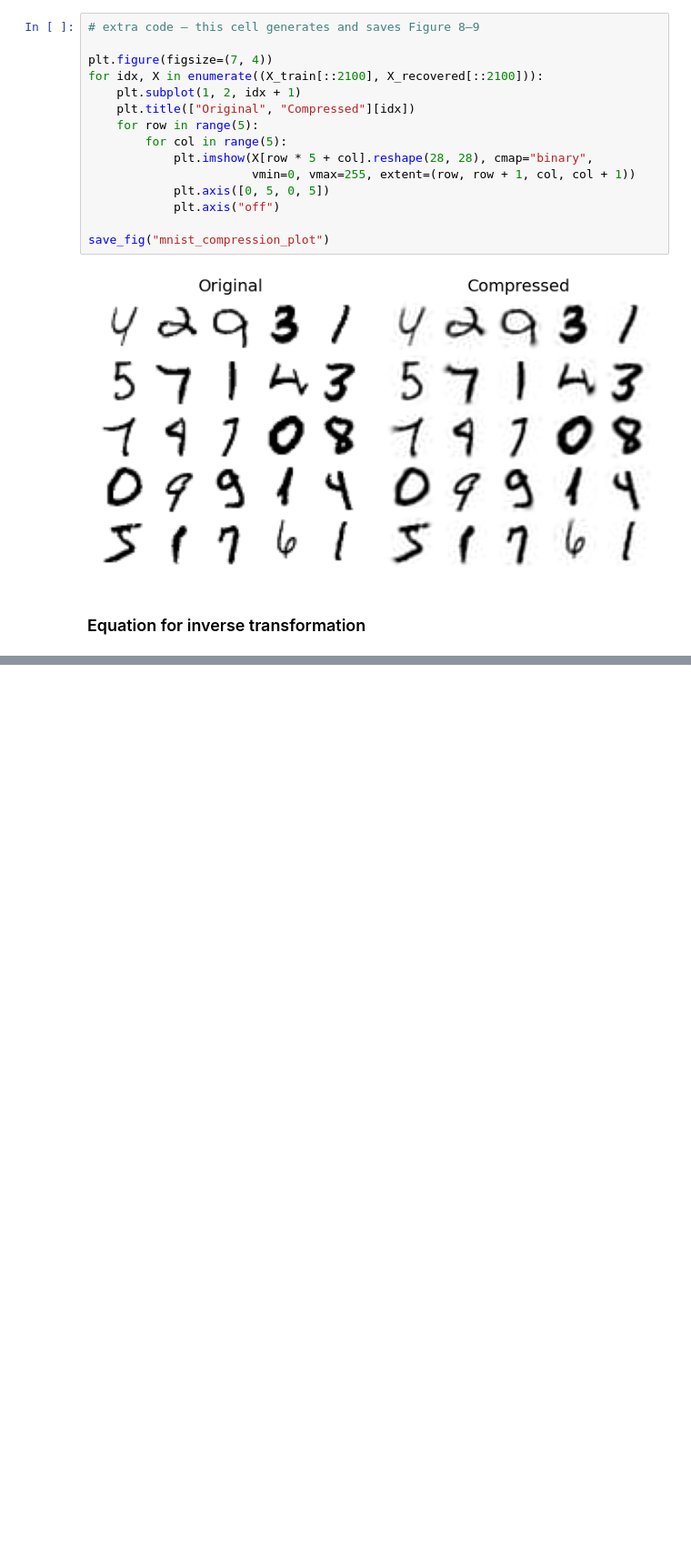
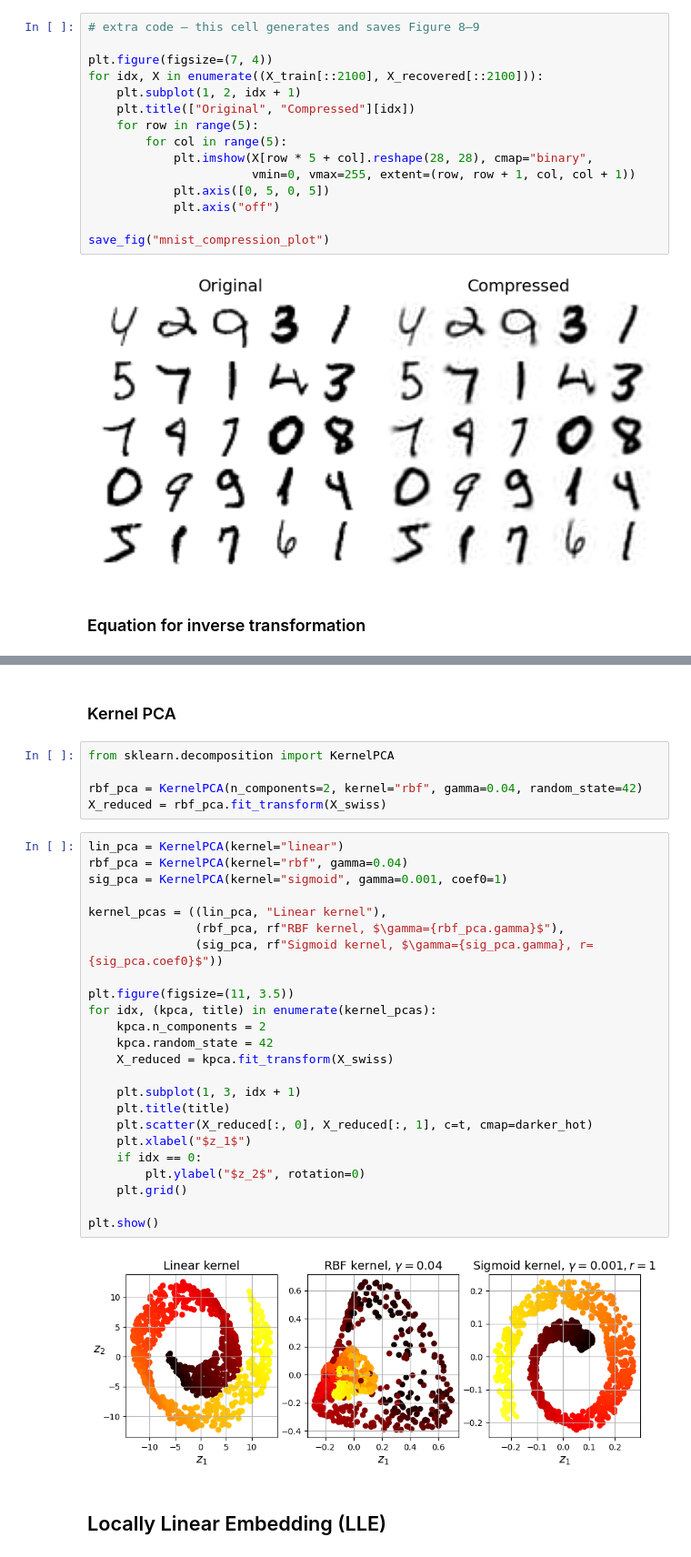
Before and after one commit to RafaeldeLimaThomaz/HandsOnMachineLearning, a Jupyter notebook: 08_dimensionality_reduction/08_dimensionality_reduction.ipynb, the cells around one changed output, grey strips where cells are left out. Shown at 91% size. Drawn from its saved outputs; the diff is of its cells as text; blank space fills up the shorter version.

```diff
--- a/08_dimensionality_reduction/08_dimensionality_reduction.ipynb
+++ b/08_dimensionality_reduction/08_dimensionality_reduction.ipynb
@@ -458,0 +498,35 @@ save_fig("mnist_compression_plot")
+# %% [markdown]
+### Kernel PCA
+# %%
+from sklearn.decomposition import KernelPCA
+
+rbf_pca = KernelPCA(n_components=2, kernel="rbf", gamma=0.04, random_state=42)
+X_reduced = rbf_pca.fit_transform(X_swiss)
+# %%
+lin_pca = KernelPCA(kernel="linear")
+rbf_pca = KernelPCA(kernel="rbf", gamma=0.04)
+sig_pca = KernelPCA(kernel="sigmoid", gamma=0.001, coef0=1)
+
+kernel_pcas = ((lin_pca, "Linear kernel"),
+               (rbf_pca, rf"RBF kernel, $\gamma={rbf_pca.gamma}$"),
+               (sig_pca, rf"Sigmoid kernel, $\gamma={sig_pca.gamma}, r={sig_pca.coef0}$"))
+
+plt.figure(figsize=(11, 3.5))
+for idx, (kpca, title) in enumerate(kernel_pcas):
+    kpca.n_components = 2
+    kpca.random_state = 42
+    X_reduced = kpca.fit_transform(X_swiss)
+
+    plt.subplot(1, 3, idx + 1)
+    plt.title(title)
+    plt.scatter(X_reduced[:, 0], X_reduced[:, 1], c=t, cmap=darker_hot)
+    plt.xlabel("$z_1$")
+    if idx == 0:
+        plt.ylabel("$z_2$", rotation=0)
+    plt.grid()
+
+plt.show()
+# %% [output]
+[figure, added]
+# %% [markdown]
+## Locally Linear Embedding (LLE)
```
Also changed, not shown: parts of 18 cells of this notebook, 1 other file.
